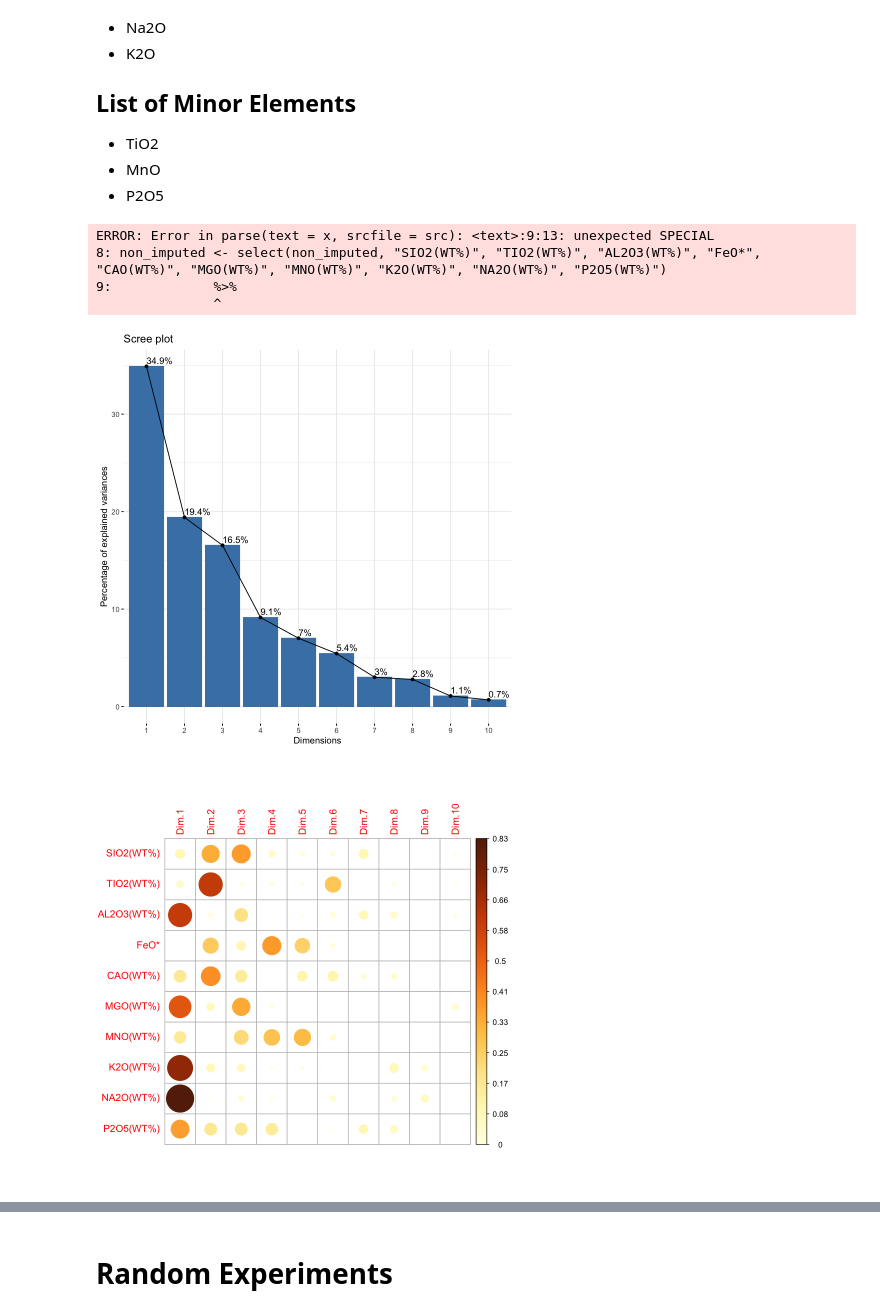
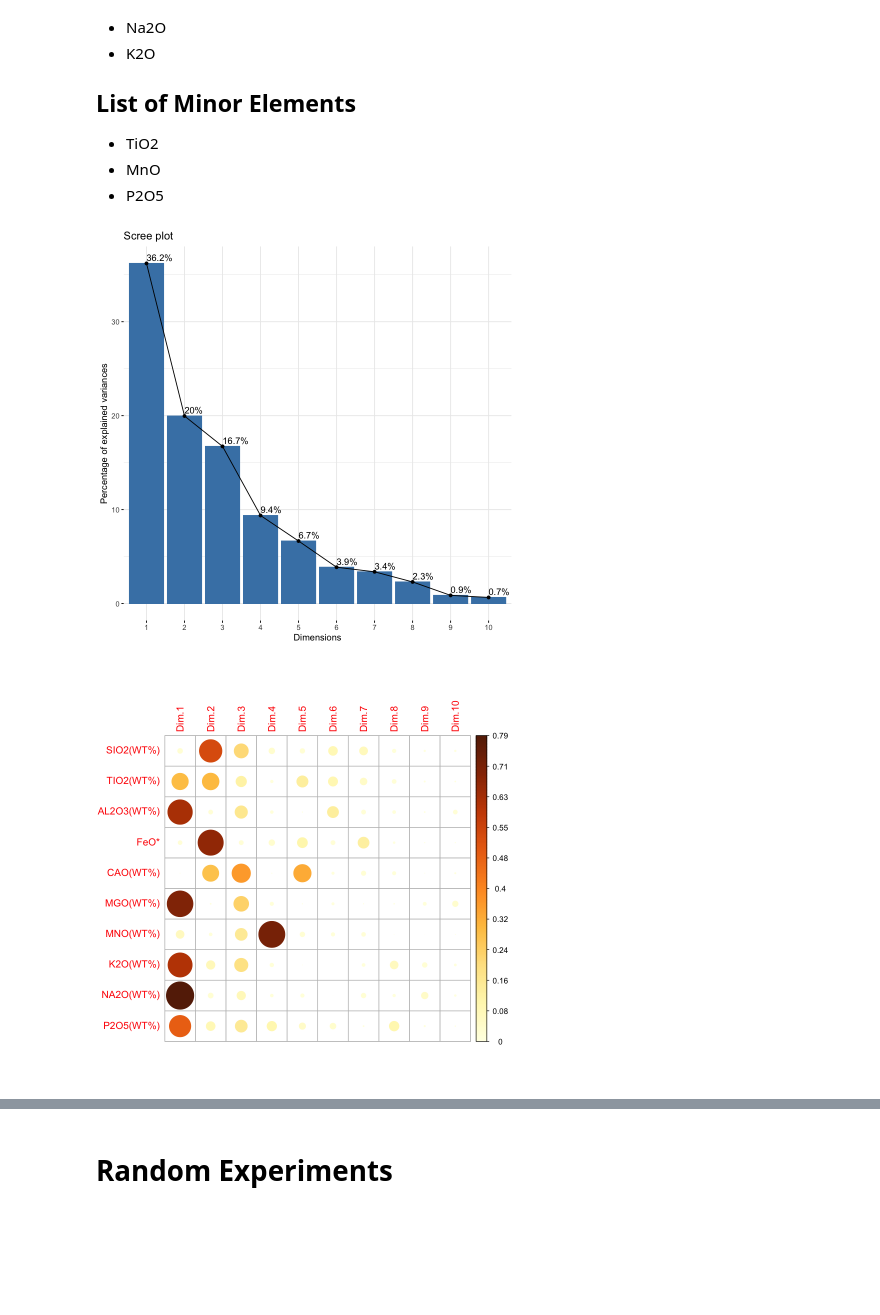
Before and after one commit to miromanestar/LomaGeology, a Jupyter notebook: src/pca.ipynb, the cells around one changed output, grey strips where cells are left out. Drawn from its saved outputs; the diff is of its cells as text; code cells hidden in the pictures; blank space fills up the shorter version.

Commit message:
Switched to using non-imputated data

```diff
--- a/src/pca.ipynb
+++ b/src/pca.ipynb
@@ -38,40 +38,29 @@ Warning message:
 library(tidyverse)
 
 numerical_data <- hawaii %>% select_if(is.numeric) # Filter out non-numerical fields
-imputated_data <- numerical_data %>% mutate_all(~ ifelse(is.na(.x), median(.x, na.rm = T), .)) # Impute missing values with median
+primaries <- select(numerical_data, "SIO2(WT%)", "TIO2(WT%)", "AL2O3(WT%)", "FeO*", "CAO(WT%)", "MGO(WT%)", "MNO(WT%)", "K2O(WT%)", "NA2O(WT%)", "P2O5(WT%)")
 
-data <- Filter(function(x) sd(x, na.rm = TRUE) != 0, imputated_data)
-
-primaries <- select(non_imputed, "SIO2(WT%)", "TIO2(WT%)", "AL2O3(WT%)", "FeO*", "CAO(WT%)", "MGO(WT%)", "MNO(WT%)", "K2O(WT%)", "NA2O(WT%)", "P2O5(WT%)")
-no_empties <- primaries[complete.cases(primaries), ]
-
-major_elements <- select(non_imputed, "SIO2(WT%)", "TIO2(WT%)", "AL2O3(WT%)", "FeO*", "CAO(WT%)", "MGO(WT%)", "MNO(WT%)", "K2O(WT%)", "NA2O(WT%)", "P2O5(WT%)")
-head(primaries)
-# head(imputated_data)
+imputated <- primaries %>% mutate_all(~ ifelse(is.na(.x), median(.x, na.rm = T), .)) # Impute missing values with median
+non_imputated <- primaries[complete.cases(primaries), ]
-# %% [output]
-ERROR: Error in parse(text = x, srcfile = src): <text>:9:13: unexpected SPECIAL
-8: non_imputed <- select(non_imputed, "SIO2(WT%)", "TIO2(WT%)", "AL2O3(WT%)", "FeO*", "CAO(WT%)", "MGO(WT%)", "MNO(WT%)", "K2O(WT%)", "NA2O(WT%)", "P2O5(WT%)")
-9:             %>%
-               ^
 # %%
 library(factoextra)
 library(corrplot)
 
-pca <- prcomp(major_elements, scale = TRUE)
+pca <- prcomp(non_imputated, scale = TRUE)
 var <- get_pca_var(pca)
 
 fviz_eig(pca, addlabels = TRUE)
 corrplot(var$cos2, is.corr=FALSE)
 
 for (i in 1:3) {
   print(fviz_pca_var(
     pca,
     col.var = 'cos2',
     gradient.cols = c('#00AFBB', '#E7B800', '#FC4E07'),
     repel = TRUE,
     axes = c(i, i + 1)
   ))
 }
 # %% [output]
-[figure, old version]
+[figure, new version]
-[figure, old version]
+[figure, new version]
```
Also changed, not shown: parts of 1 cell of this notebook.
